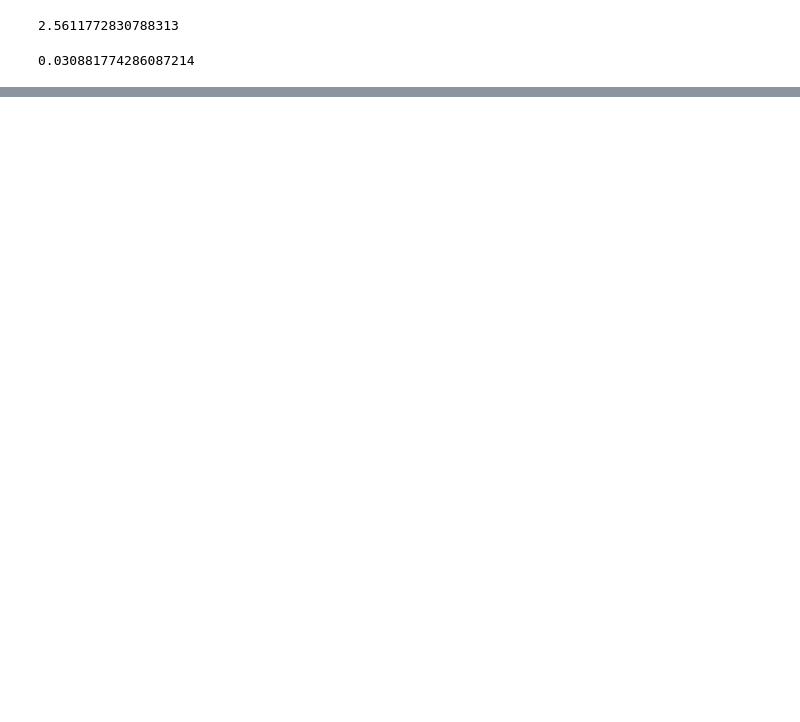
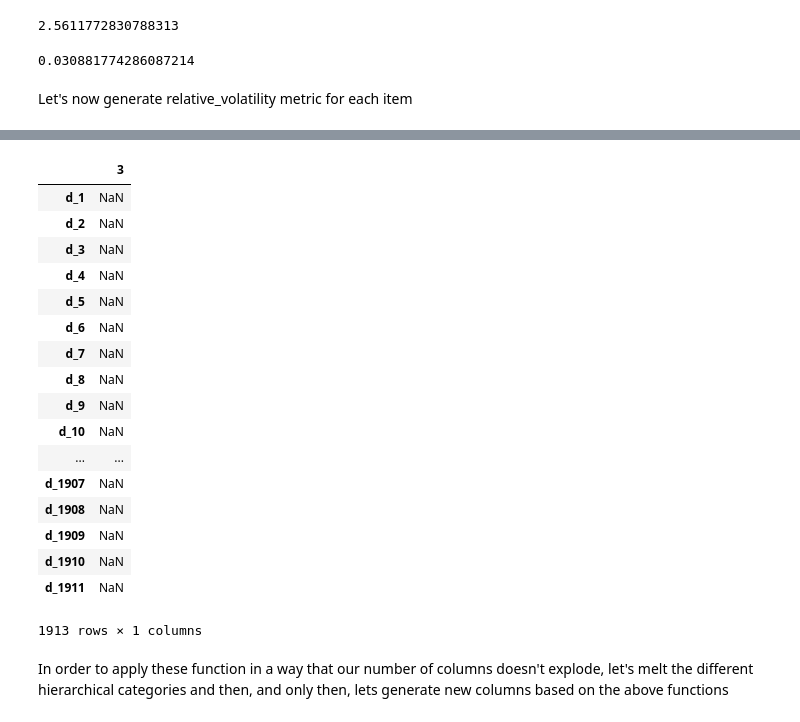
Before and after one commit to Luke-Gray/M5-Accuracy, a Jupyter notebook: M5 Visualizing Strength and Volatility.ipynb, the cells around one changed output, grey strips where cells are left out. Cells and saved outputs as stored; diff of their text form; code cells hidden in the pictures; blank space fills up the shorter version.

```diff
--- a/M5 Visualizing Strength and Volatility.ipynb
+++ b/M5 Visualizing Strength and Volatility.ipynb
@@ -480,0 +658,18 @@ ex
+# %% [markdown]
+Let's now generate relative_volatility metric for each item
+# %%
+@timer
+def relative_volatility(item, w1, w2):
+    series = sales.loc[sales['id'] == item][d_cols].T
+    r1 = series.rolling(w1).std()
+    r2 = series.rolling(w2).std()
+    r1 = r1.shift(w2)
+    r2 = r2.shift(-w1)
+
+    rv =r1/r2
+
+    return rv
+# %%
+ex3 = relative_volatility(item, 30, 90)
+ex3
+# %% [output]
@@ -480,0 +677,20 @@ ex
+|  | 3 |
+| d_1 | NaN |
+| d_2 | NaN |
+| d_3 | NaN |
+| d_4 | NaN |
+| d_5 | NaN |
+| d_6 | NaN |
+| d_7 | NaN |
+| d_8 | NaN |
+| d_9 | NaN |
+| d_10 | NaN |
+| ... | ... |
+| d_1907 | NaN |
+| d_1908 | NaN |
+| d_1909 | NaN |
+| d_1910 | NaN |
+| d_1911 | NaN |
+1913 rows × 1 columns
+# %% [markdown]
+In order to apply these function in a way that our number of columns doesn't explode, let's melt the different hierarchical categories and then, and only then, lets generate new columns based on the above functions
```
Also changed, not shown: parts of 26 cells of this notebook.
